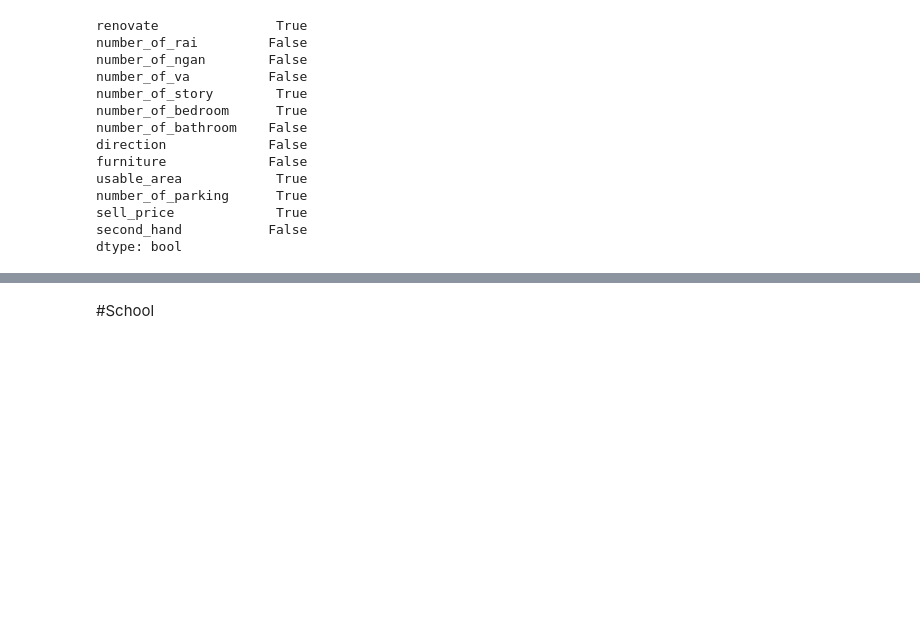
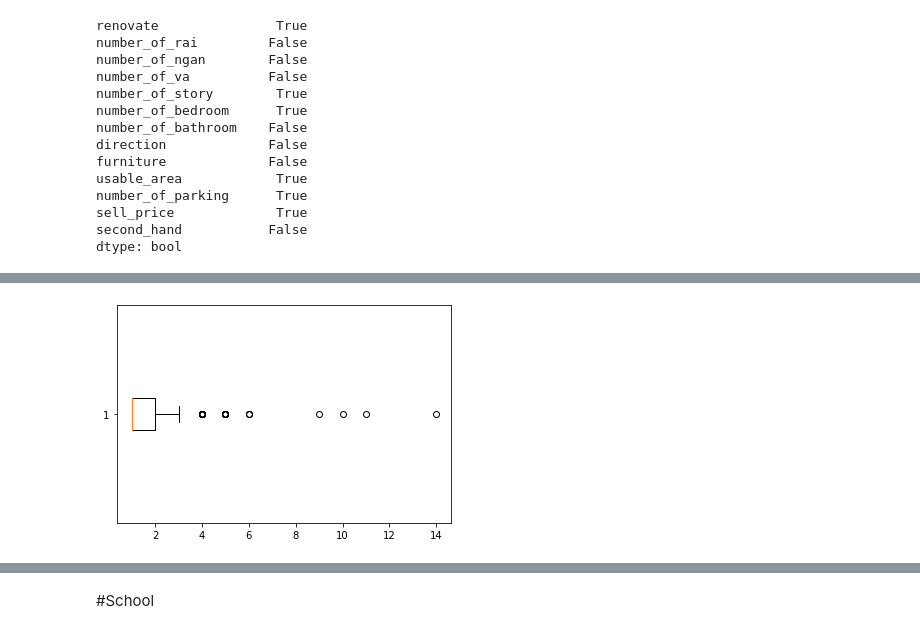
Before and after one commit to Ninkrn/bsc_dpdm22, a Jupyter notebook: Mid_BPDM22.ipynb, the cells around one changed output, grey strips where cells are left out. Cells and saved outputs as stored; diff of their text form; code cells hidden in the pictures; blank space fills up the shorter version.

```diff
--- a/Mid_BPDM22.ipynb
+++ b/Mid_BPDM22.ipynb
@@ -100,0 +112,3 @@ dtype: bool
+# %%
+bpb = plt.boxplot(home2['number_of_bathroom'],vert=False)
+# %% [output]
@@ -100,0 +116 @@ dtype: bool
+[figure, added]
```
Also changed, not shown: parts of 12 cells of this notebook.
